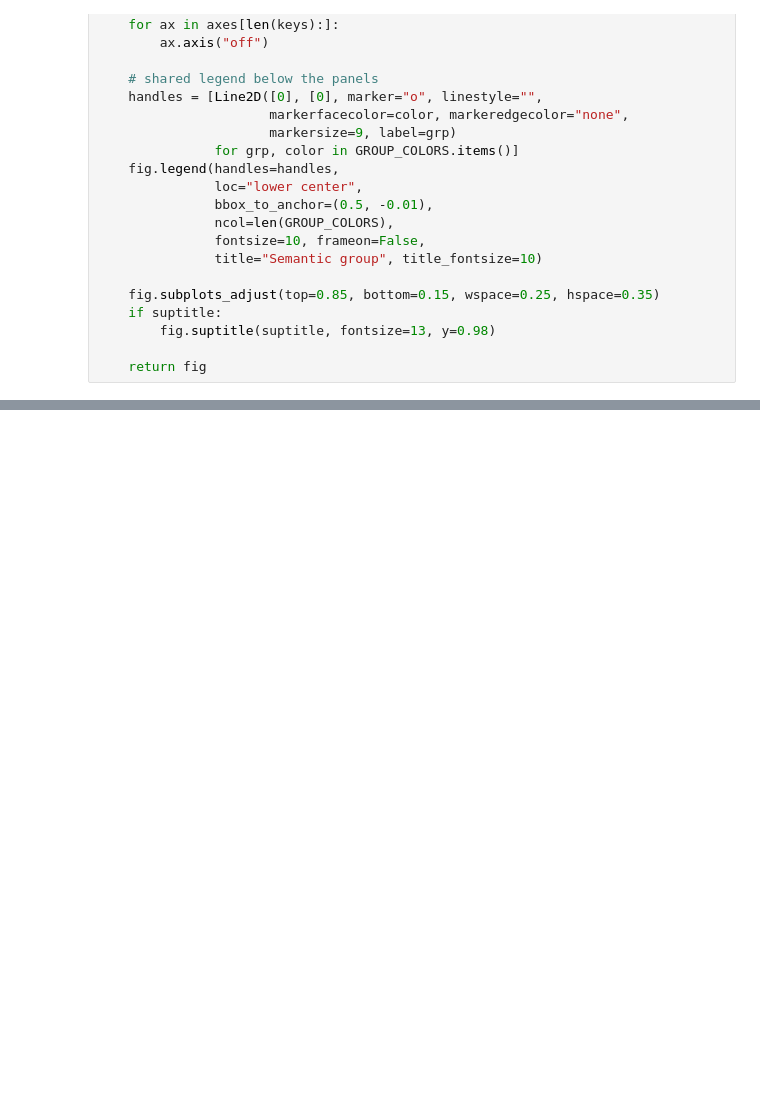
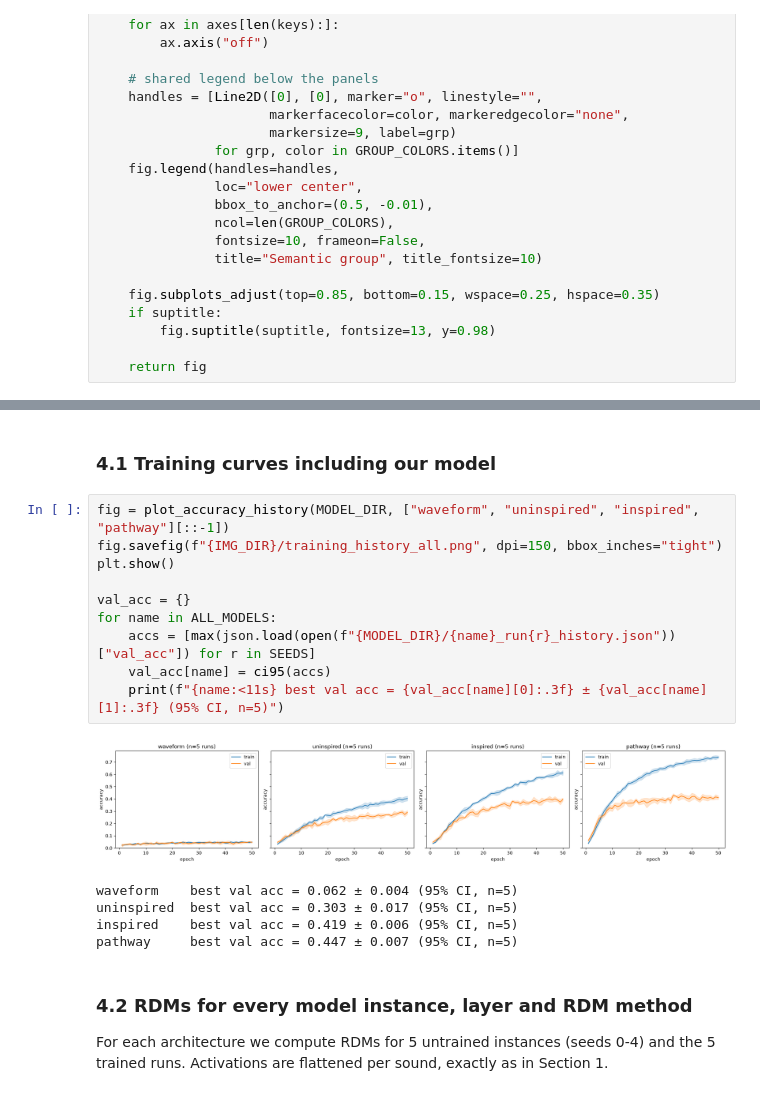
Before and after one commit to sofka005/group-13-bio, a Jupyter notebook: Assignment4/assignment4.ipynb, the cells around one changed output, grey strips where cells are left out. Drawn from its saved outputs; the diff is of its cells as text; blank space fills up the shorter version.

```diff
--- a/Assignment4/assignment4.ipynb
+++ b/Assignment4/assignment4.ipynb
@@ -617,0 +677,22 @@ plt.show()
+# %% [markdown]
+### 4.1 Training curves including our model
+# %%
+fig = plot_accuracy_history(MODEL_DIR, ["waveform", "uninspired", "inspired", "pathway"][::-1])
+fig.savefig(f"{IMG_DIR}/training_history_all.png", dpi=150, bbox_inches="tight")
+plt.show()
+
+val_acc = {}
+for name in ALL_MODELS:
+    accs = [max(json.load(open(f"{MODEL_DIR}/{name}_run{r}_history.json"))["val_acc"]) for r in SEEDS]
+    val_acc[name] = ci95(accs)
+    print(f"{name:<11s} best val acc = {val_acc[name][0]:.3f} ± {val_acc[name][1]:.3f} (95% CI, n=5)")
+# %% [output]
+[figure, added]
+waveform    best val acc = 0.062 ± 0.004 (95% CI, n=5)
+uninspired  best val acc = 0.303 ± 0.017 (95% CI, n=5)
+inspired    best val acc = 0.419 ± 0.006 (95% CI, n=5)
+pathway     best val acc = 0.447 ± 0.007 (95% CI, n=5)
+# %% [markdown]
+### 4.2 RDMs for every model instance, layer and RDM method
+
+For each architecture we compute RDMs for 5 untrained instances (seeds 0-4) and the 5 trained runs. Activations are flattened per sound, exactly as in Section 1.
```
Also changed, not shown: parts of 29 cells of this notebook, 13 other files.
